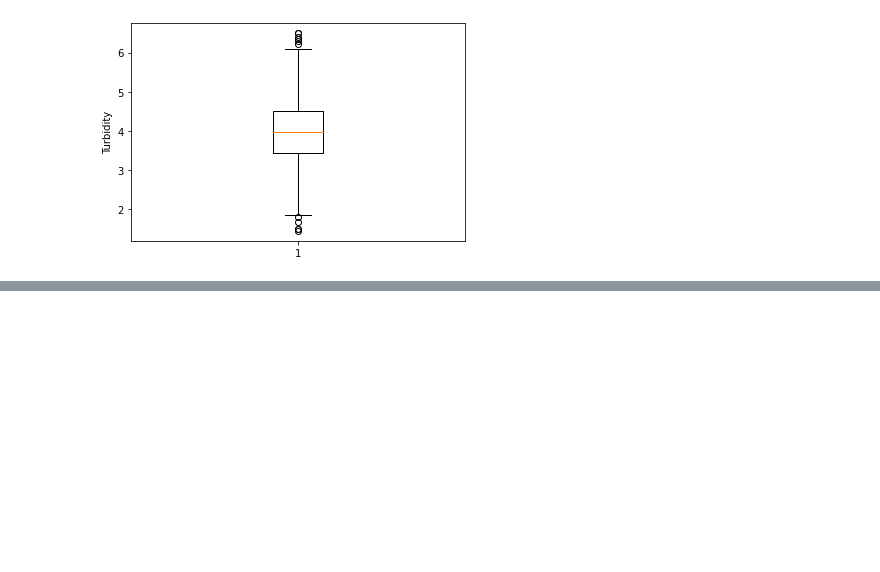
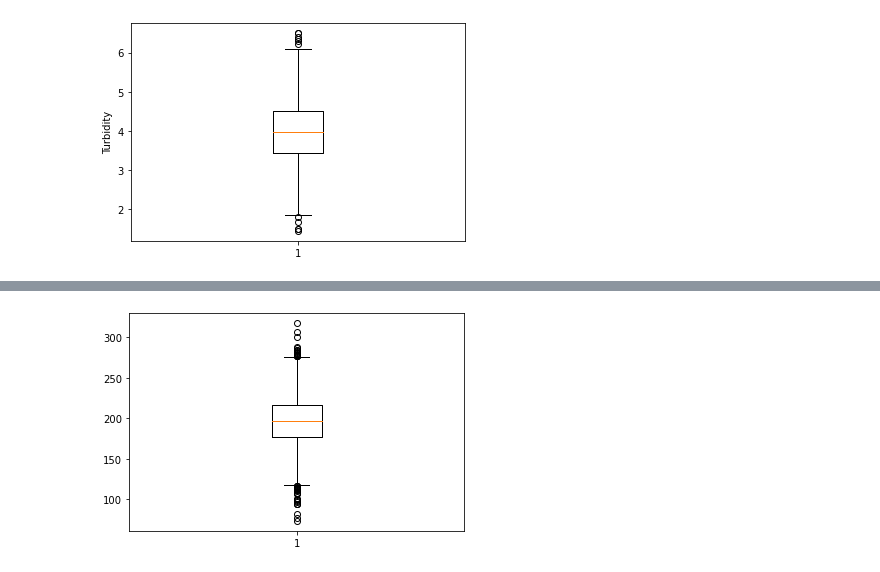
Before and after one commit to farrel-a/K02-T1-IF2220-13520020, a Jupyter notebook: K02-T1-IF2220-13520020.ipynb, the cells around one changed output, grey strips where cells are left out. Saved outputs shown, nothing was run; the diff lists cells and outputs as text; code cells hidden in the pictures; blank space fills up the shorter version.

```diff
--- a/K02-T1-IF2220-13520020.ipynb
+++ b/K02-T1-IF2220-13520020.ipynb
@@ -601,21 +602,22 @@ H0_Hardness = 205
 Hardness_result = HardnessMean
 alpha = 0.05
 totaldata = 2010
-nilai_kritis_Hardness = scipy.stats.t.ppf(q=1-alpha, df=totaldata)
+nilai_kritis_Hardness = scipy.stats.t.ppf(q=1-(alpha/2), df=totaldata-1)
 nilai_uji_Hardness = ((Hardness_result - H0_Hardness)/(HardnessSTD/math.sqrt(totaldata)))
 nilai_p_Hardness = (scipy.stats.t.sf(abs(nilai_uji_Hardness), df=totaldata-1)) * 2
 
 print("hasil nilai uji: " + str(nilai_uji_Hardness))
 print("hasil nilai p: " + str(nilai_p_Hardness))
-print("")
 
-if ((nilai_uji_Hardness > nilai_kritis_Hardness or nilai_uji_Hardness < nilai_kritis_Hardness) and nilai_p_Hardness < alpha):
+if ((nilai_uji_Hardness > nilai_kritis_Hardness or nilai_uji_Hardness < -1*nilai_kritis_Hardness) or nilai_p_Hardness < alpha):
     print("H0 ditolak")
 else:
     print("H0 diterima")
 
 #jika H0 ditolak, maka rata-rata Hardness != 205
-#jika H0 diterima, maka rata-rata Hardness = 205
+
+plt.boxplot(dataset.Hardness)
+plt.show()
 # %% [output]
 hasil nilai uji: -12.406223679245638
 hasil nilai p: 4.148029129970065e-34
@@ -623,4 +624,5 @@ hasil nilai p: 4.148029129970065e-34
 H0 ditolak
+[figure, added]
 # %%
 SolidsMean100 = numpy.mean(dataset.Solids[0:100])
 SolidsSTD100 = numpy.std(dataset.Solids[0:100])
```
Also changed, not shown: parts of 10 cells of this notebook.
